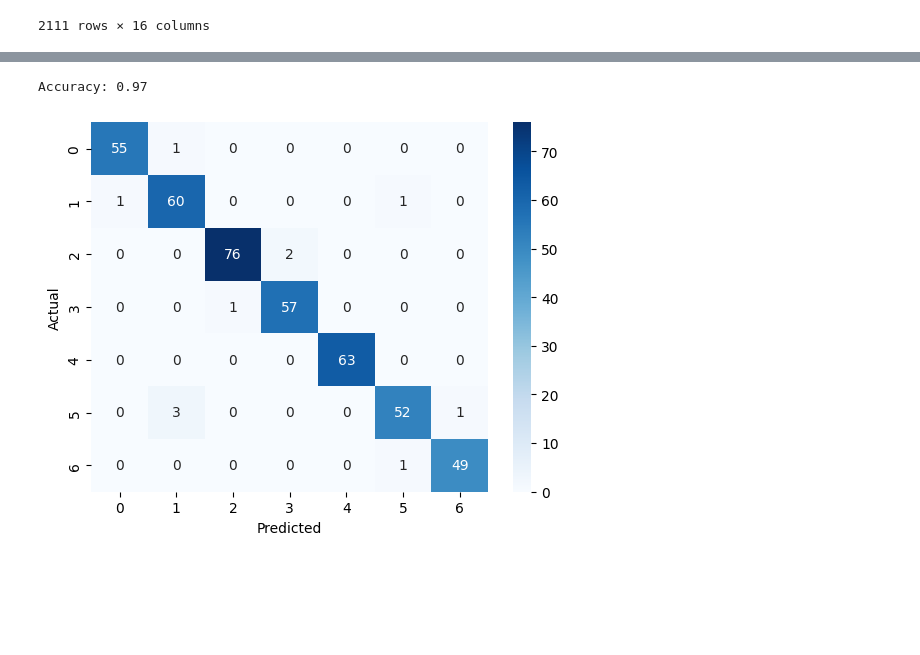
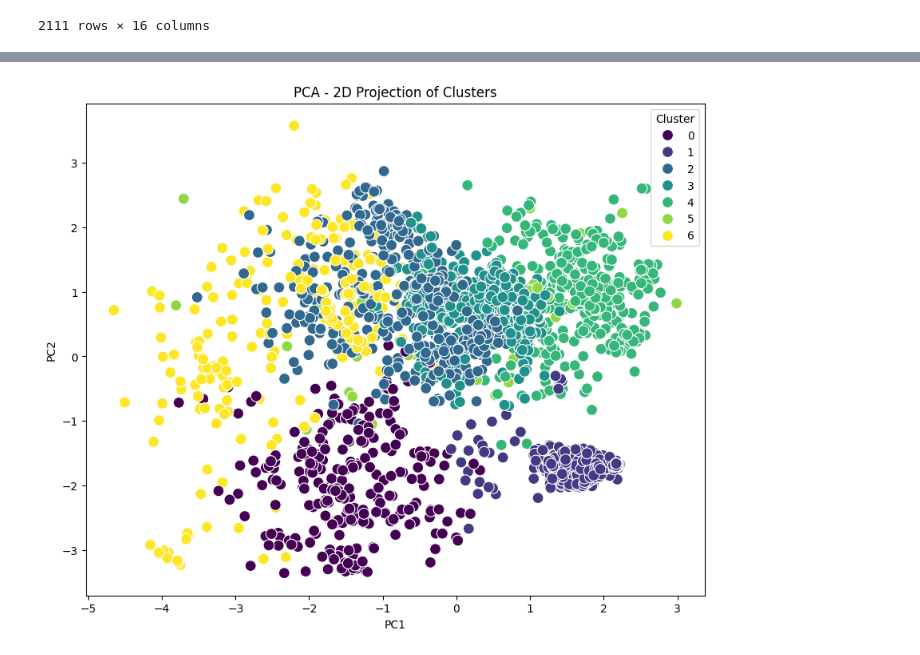
Before and after one commit to alishun/inf172, a Jupyter notebook: data_exploration.ipynb, the cells around one changed output, grey strips where cells are left out. Cells and saved outputs as stored; diff of their text form; code cells hidden in the pictures; blank space fills up the shorter version.

```diff
--- a/data_exploration.ipynb
+++ b/data_exploration.ipynb
@@ -90,14 +63,15 @@ y_pred = rf_model.predict(X_test)
-# %%
-# See accuracy and confusion matrix
-
-accuracy = accuracy_score(y_test, y_pred)
-print(f'Accuracy: {accuracy:.2f}')
-
-conf_matrix = confusion_matrix(y_test, y_pred)
-sns.heatmap(conf_matrix, annot=True, fmt='d', cmap='Blues')
-plt.xlabel('Predicted')
-plt.ylabel('Actual')
-plt.show()
-# %% [output]
-Accuracy: 0.97
-[figure, removed]
+# %%
+from sklearn.decomposition import PCA
+
+pca = PCA(n_components=2)
+pca_components = pca.fit_transform(scaled_data)
+
+pca_df = pd.DataFrame(data=pca_components, columns=['PC1', 'PC2'])
+pca_df['Cluster'] = X['Cluster']
+
+plt.figure(figsize=(10, 8))
+sns.scatterplot(x='PC1', y='PC2', hue='Cluster', palette='viridis', data=pca_df, s=100)
+plt.title('PCA - 2D Projection of Clusters')
+plt.show()
+# %% [output]
+[figure, added]
```
Also changed, not shown: parts of 6 cells of this notebook, 2 other files.
